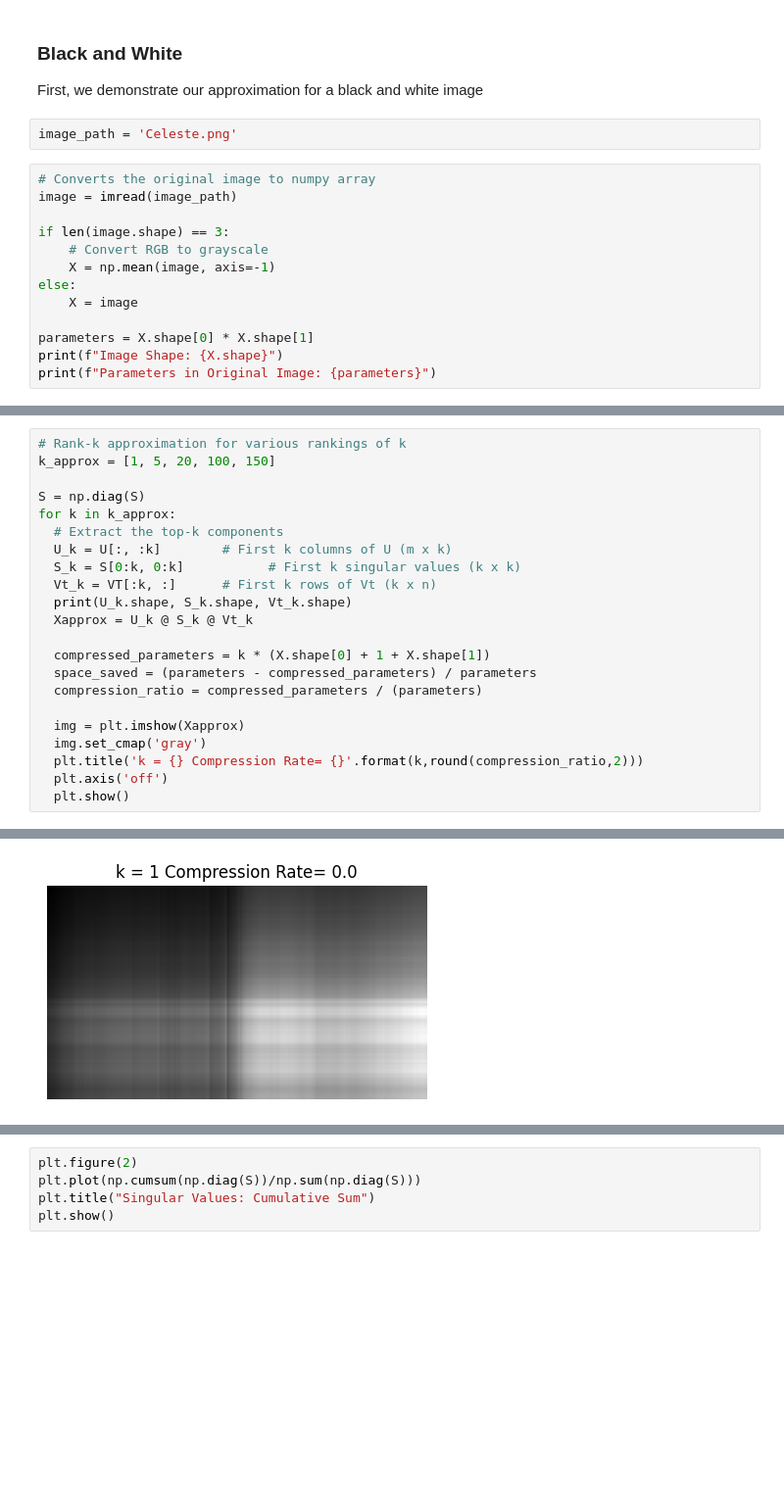
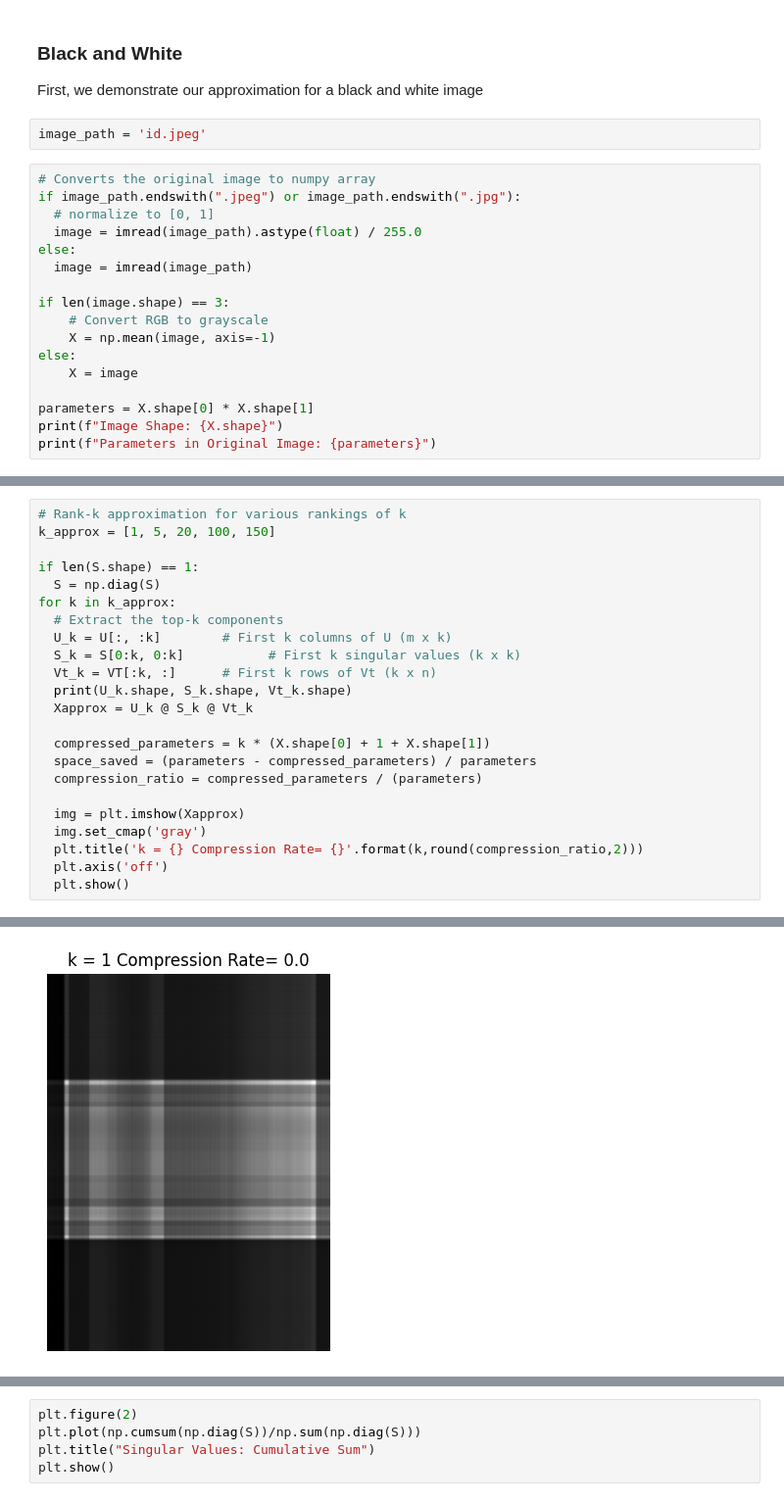
Before and after one commit to hishambhatti/image-compression-svd, a Jupyter notebook: image-compression.ipynb, the cells around one changed output, grey strips where cells are left out. Shown at 98% size. Cells and saved outputs as stored; diff of their text form; blank space fills up the shorter version.

```diff
--- a/image-compression.ipynb
+++ b/image-compression.ipynb
@@ -16,10 +16,14 @@ plt.rcParams['figure.figsize'] = [5,5]
 
 First, we demonstrate our approximation for a black and white image
 # %%
-image_path = 'Celeste.png'
+image_path = 'id.jpeg'
 # %%
 # Converts the original image to numpy array
-image = imread(image_path)
+if image_path.endswith(".jpeg") or image_path.endswith(".jpg"):
+  # normalize to [0, 1]
+  image = imread(image_path).astype(float) / 255.0
+else:
+  image = imread(image_path)
 
 if len(image.shape) == 3:
     # Convert RGB to grayscale
@@ -59,7 +63,8 @@ Singular Values (Sigma):
 # Rank-k approximation for various rankings of k
 k_approx = [1, 5, 20, 100, 150]
 
-S = np.diag(S)
+if len(S.shape) == 1:
+  S = np.diag(S)
 for k in k_approx:
   # Extract the top-k components
   U_k = U[:, :k]        # First k columns of U (m x k)
@@ -82 +87 @@ for k in k_approx:
-[figure, old version]
+[figure, new version]
```
Also changed, not shown: parts of 18 cells of this notebook, 31 other files.
